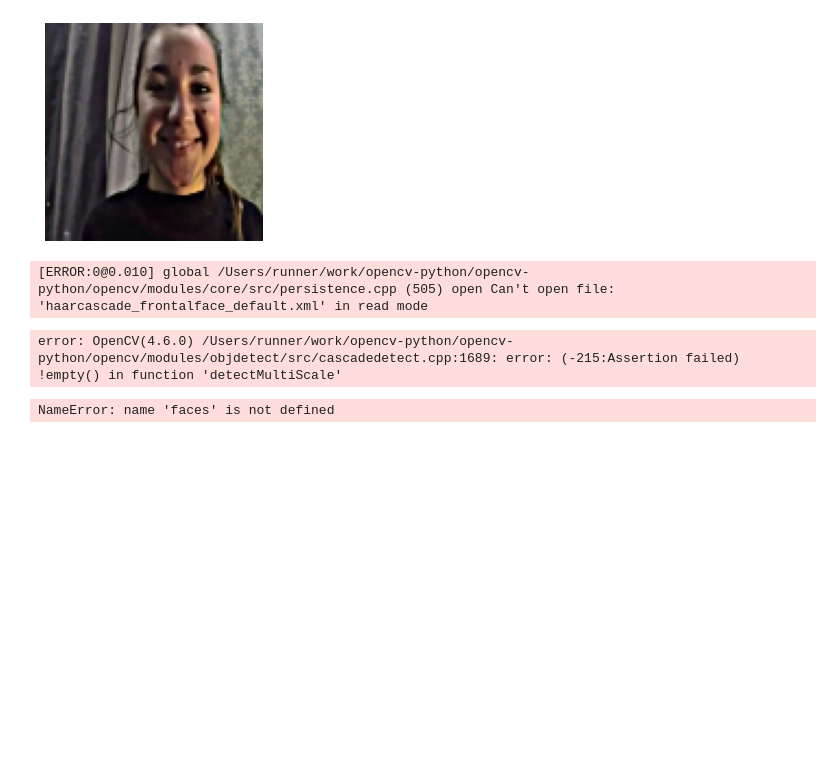
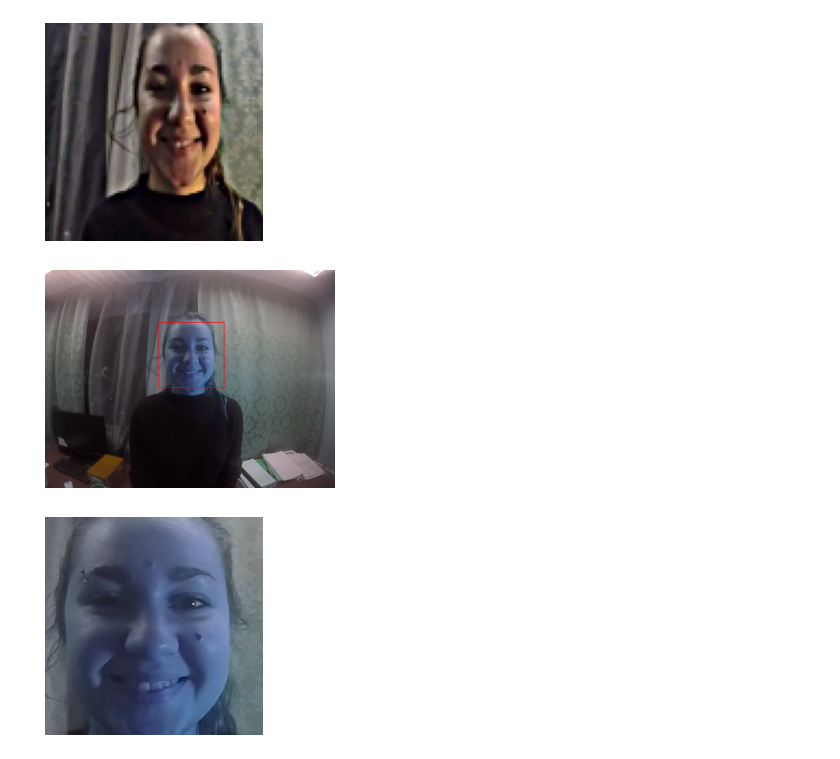
Before and after one commit to dimgag/Genuine_Posed_EmotionRecognition, a Jupyter notebook: notebooks/notebook.ipynb, the cells around one changed output. Cells and saved outputs as stored; diff of their text form; code cells hidden in the pictures; blank space fills up the shorter version.

Commit message:
code fix for cascade

```diff
--- a/notebooks/notebook.ipynb
+++ b/notebooks/notebook.ipynb
@@ -111,41 +111,42 @@ plt.axis("off")
 plt.show()
 # %% [output]
 [figure]
-# %%
-# Data Preprocessing to detect faces
-import cv2
-
-# Load the cascade
-face_cascade = cv2.CascadeClassifier('haarcascade_frontalface_default.xml')
-
-# Read the input image
-img = cv2.imread(real + "/" + real_emotions[0] + "/" + os.listdir(real + "/" + real_emotions[0])[0])
-# %% [output]
-[ERROR:0@0.010] global /Users/runner/work/opencv-python/opencv-python/opencv/modules/core/src/persistence.cpp (505) open Can't open file: 'haarcascade_frontalface_default.xml' in read mode
 # %%
+# Data Preprocessing to detect faces
+import cv2
+
+# Load the cascade
+face_cascade = cv2.CascadeClassifier('../haarcascade_frontalface_default.xml')
+
+# Read the input image
+img = cv2.imread(real + "/" + real_emotions[0] + "/" + os.listdir(real + "/" + real_emotions[0])[0])
 
 # Convert into grayscale
 gray = cv2.cvtColor(img, cv2.COLOR_BGR2GRAY)
 
-# Blur the image background
+# Blur the image
 gray = cv2.GaussianBlur(gray, (25, 25), 0)
+
 
 # Detect faces
 faces = face_cascade.detectMultiScale(gray, 1.1, 4)
 
 # Draw rectangle around the faces
 for (x, y, w, h) in faces:
     cv2.rectangle(img, (x, y), (x+w, y+h), (255, 0, 0), 2)
 
+
 # Display the output
 plt.imshow(img)
 plt.axis("off")
 plt.show()
+
+
+for (x, y, w, h) in faces:
+    faces = img[y+2:y+h-1, x+2:x+w-1]
+    plt.imshow(faces)
+    plt.axis("off")
+    plt.show()
 # %% [output]
-error: OpenCV(4.6.0) /Users/runner/work/opencv-python/opencv-python/opencv/modules/objdetect/src/cascadedetect.cpp:1689: error: (-215:Assertion failed) !empty() in function 'detectMultiScale'
+[figure, added]
+[figure, added]
-# %%
-# Crop the face of the image
-for (x, y, w, h) in faces:
-    face = img[y:y+h, x:x+w]
-# %% [output]
-NameError: name 'faces' is not defined
```
Also changed, not shown: 2 other files.
